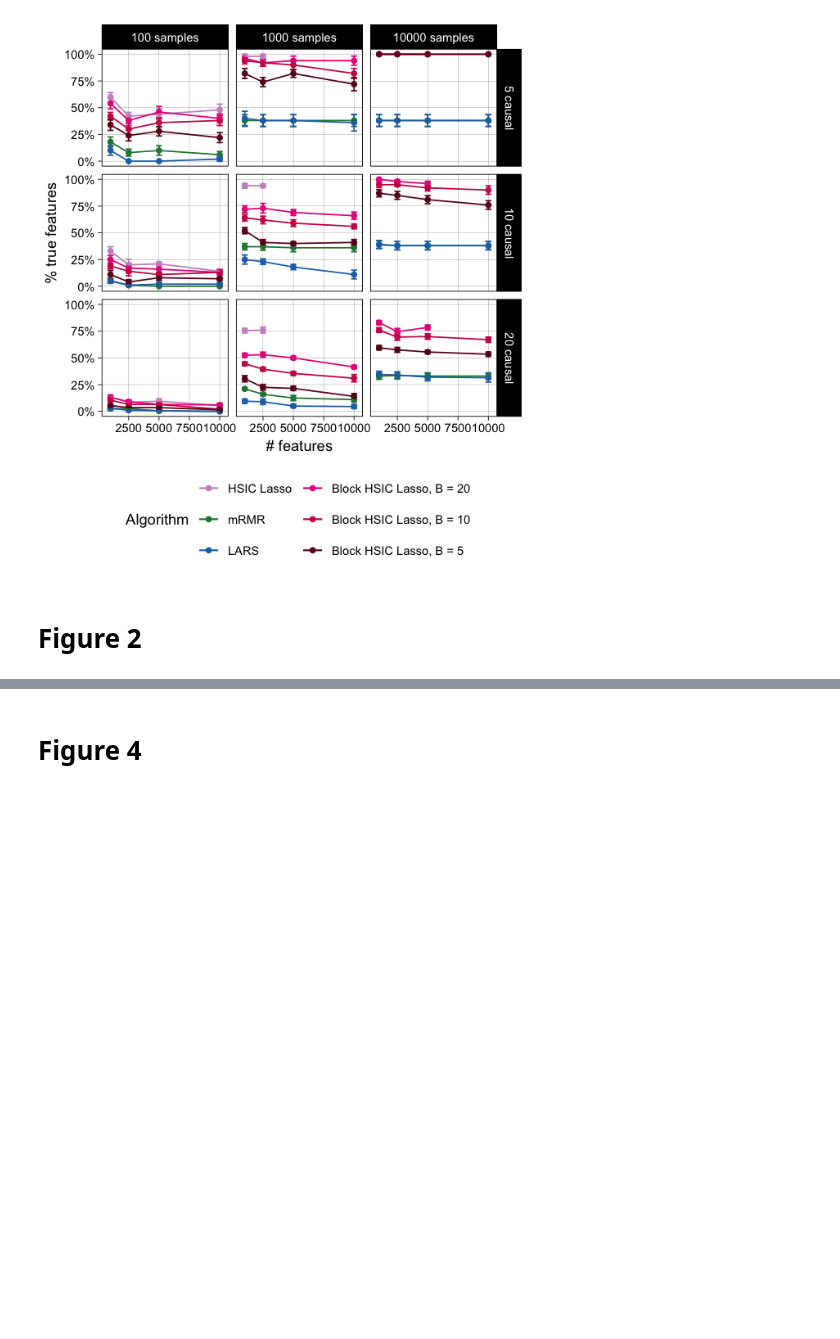
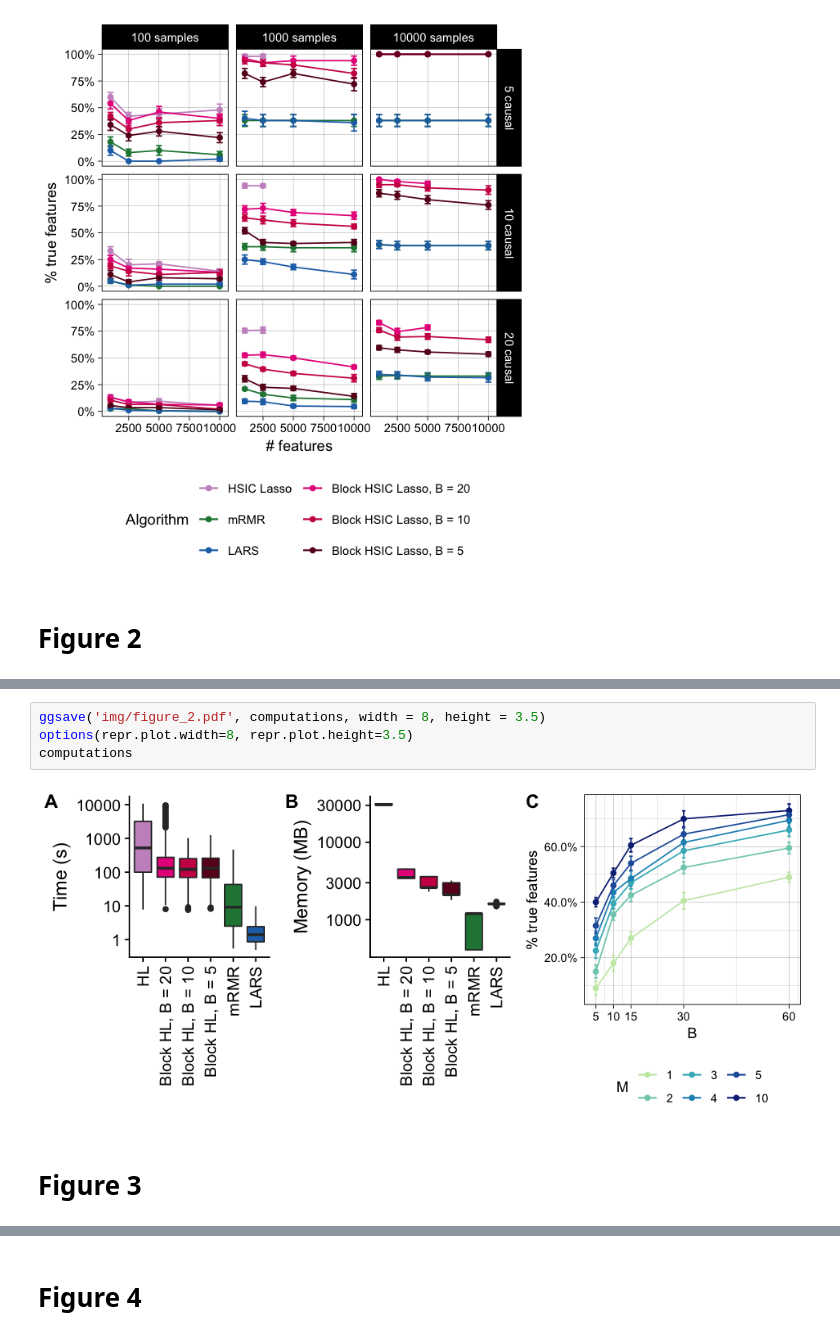
Before and after one commit to hclimente/nori, a Jupyter notebook: doc/figures.ipynb, the cells around one changed output, grey strips where cells are left out. Drawn from its saved outputs; the diff is of its cells as text; blank space fills up the shorter version.

```diff
--- a/doc/figures.ipynb
+++ b/doc/figures.ipynb
@@ -85,3 +212,11 @@ fig1
+# %%
+ggsave('img/figure_2.pdf', computations, width = 8, height = 3.5)
+options(repr.plot.width=8, repr.plot.height=3.5)
+computations
+# %% [output]
+[figure, added]
+# %% [markdown]
+# Figure 3
 # %%
 summarize_benchmark <- function(x) {
 
```
Also changed, not shown: parts of 15 cells of this notebook, 20 other files.
